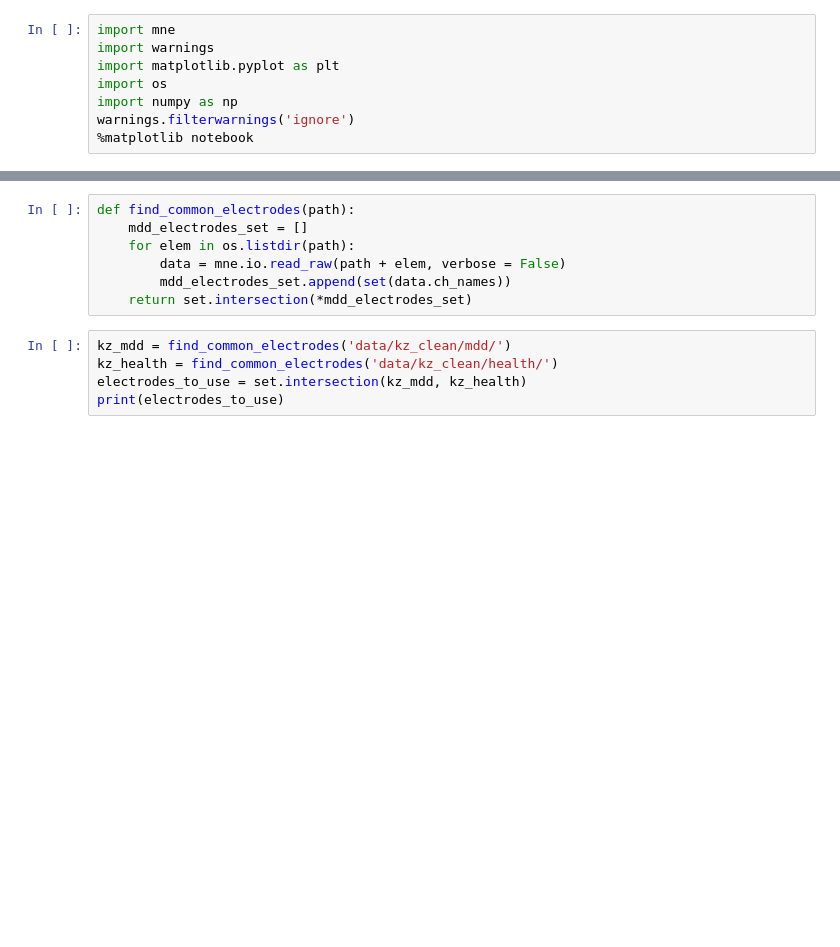
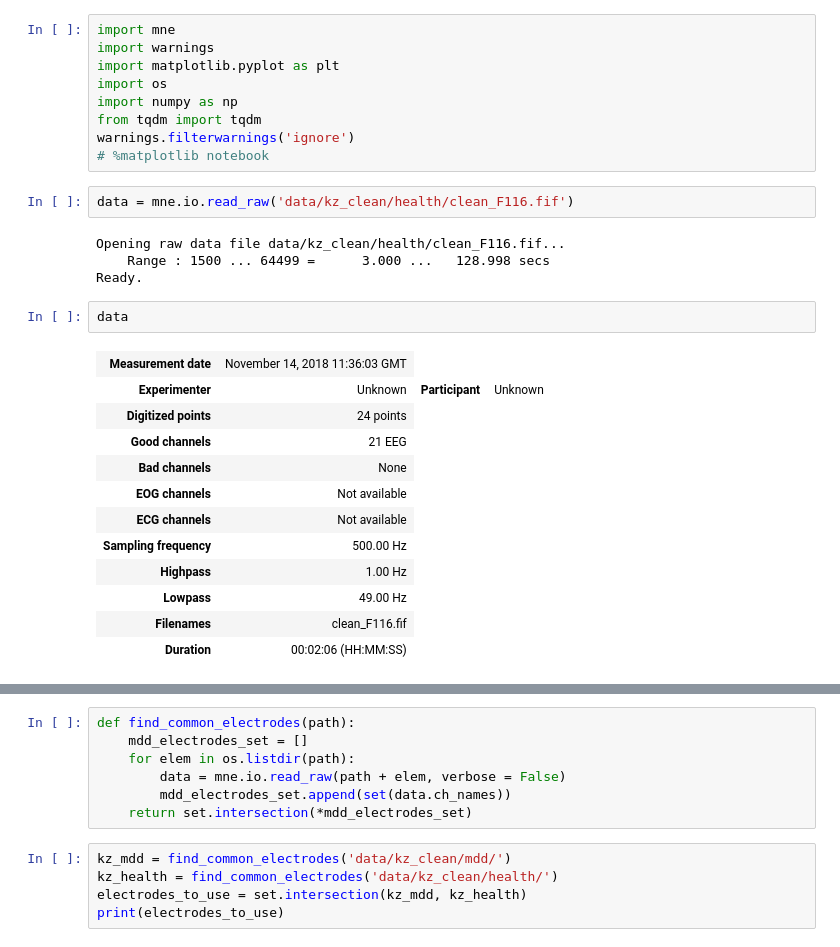
Before and after one commit to dmasny99/skt_neuro_project, a Jupyter notebook: prepr.ipynb, the cells around one changed output, grey strips where cells are left out. Saved outputs shown, nothing was run; the diff lists cells and outputs as text; blank space fills up the shorter version.

```diff
--- a/prepr.ipynb
+++ b/prepr.ipynb
@@ -4,5 +4,27 @@ import warnings
 import matplotlib.pyplot as plt
 import os
 import numpy as np
+from tqdm import tqdm
 warnings.filterwarnings('ignore')
-%matplotlib notebook
+# %matplotlib notebook
+# %%
+data = mne.io.read_raw('data/kz_clean/health/clean_F116.fif')
+# %% [output]
+Opening raw data file data/kz_clean/health/clean_F116.fif...
+    Range : 1500 ... 64499 =      3.000 ...   128.998 secs
+Ready.
+# %%
+data
+# %% [output]
+| Measurement date | November 14, 2018 11:36:03 GMT |
+| Experimenter | Unknown | Participant | Unknown |
+| Digitized points | 24 points |
+| Good channels | 21 EEG |
+| Bad channels | None |
+| EOG channels | Not available |
+| ECG channels | Not available |
+| Sampling frequency | 500.00 Hz |
+| Highpass | 1.00 Hz |
+| Lowpass | 49.00 Hz |
+| Filenames | clean_F116.fif |
+| Duration | 00:02:06 (HH:MM:SS) |
```
Also changed, not shown: parts of 8 cells of this notebook, 2 other files.
